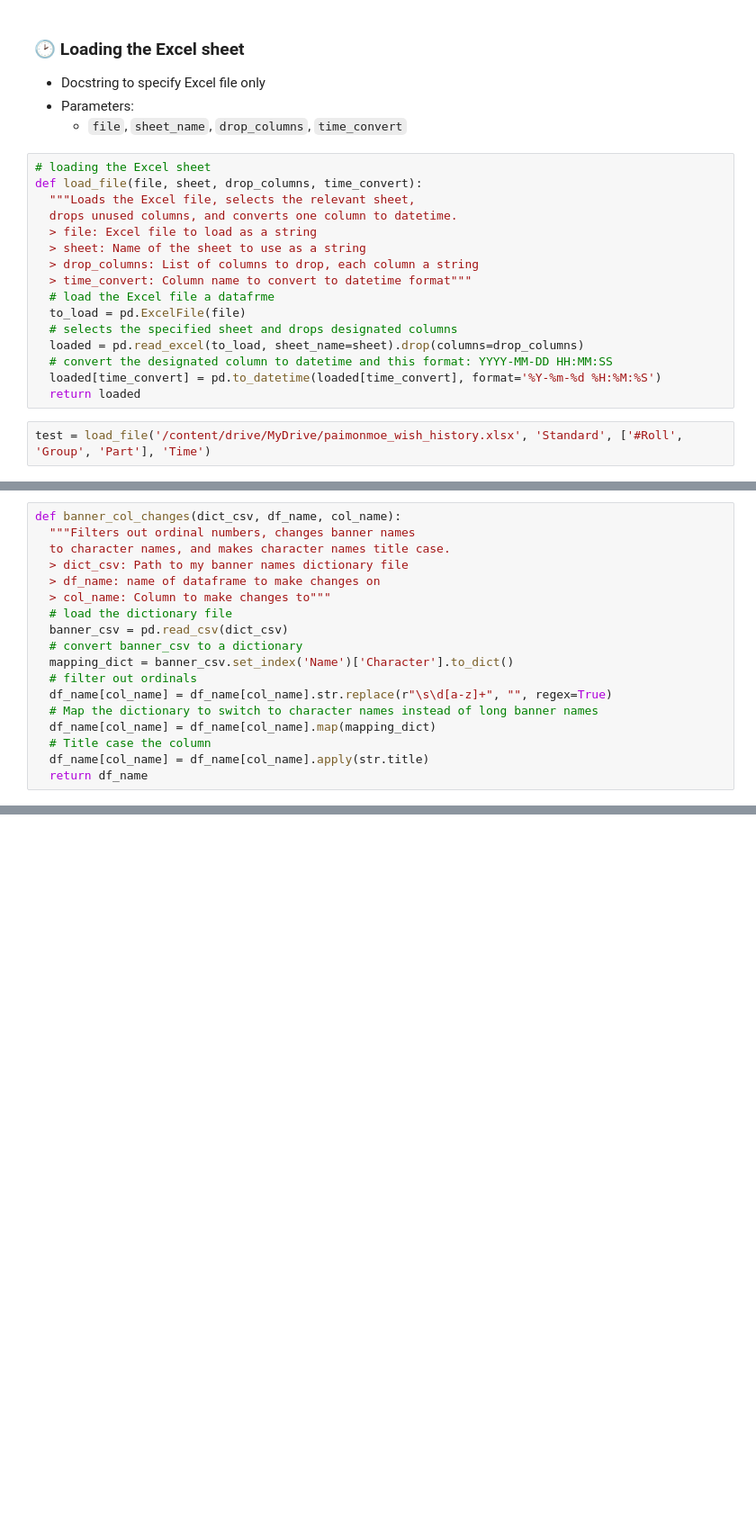
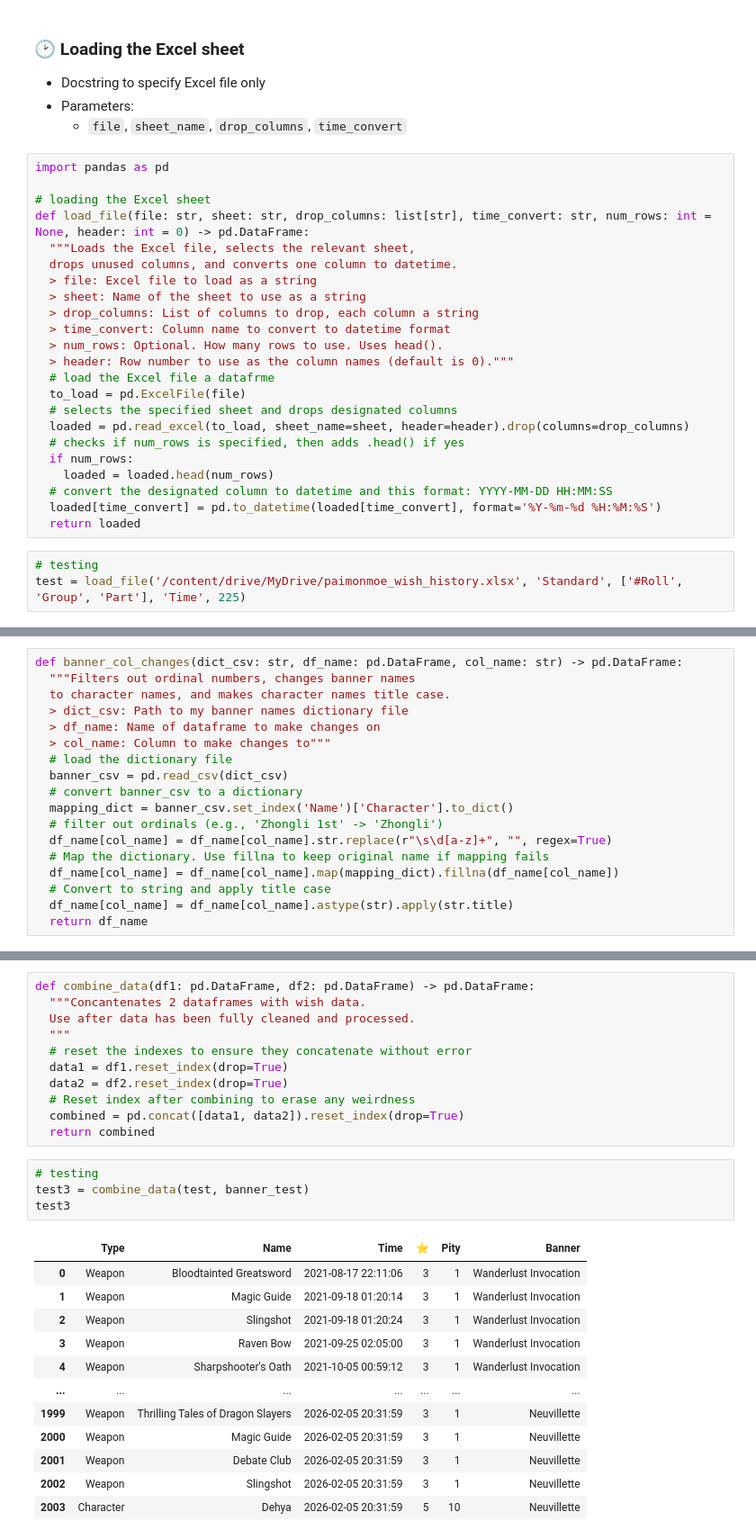
Before and after one commit to gardenstorm/Genshin-Wish-Visualization, a Jupyter notebook: Genshin_Wish_Visualization.ipynb, the cells around one changed output, grey strips where cells are left out. Shown at 90% size. Drawn from its saved outputs; the diff is of its cells as text; blank space fills up the shorter version.

```diff
--- a/Genshin_Wish_Visualization.ipynb
+++ b/Genshin_Wish_Visualization.ipynb
@@ -522,23 +522,31 @@ The other code is too finicky to put into functions.
 - Parameters:
   - `file`, `sheet_name`, `drop_columns`, `time_convert`
 # %%
+import pandas as pd
+
 # loading the Excel sheet
-def load_file(file, sheet, drop_columns, time_convert):
+def load_file(file: str, sheet: str, drop_columns: list[str], time_convert: str, num_rows: int = None, header: int = 0) -> pd.DataFrame:
   """Loads the Excel file, selects the relevant sheet,
   drops unused columns, and converts one column to datetime.
   > file: Excel file to load as a string
   > sheet: Name of the sheet to use as a string
   > drop_columns: List of columns to drop, each column a string
-  > time_convert: Column name to convert to datetime format"""
+  > time_convert: Column name to convert to datetime format
+  > num_rows: Optional. How many rows to use. Uses head().
+  > header: Row number to use as the column names (default is 0)."""
   # load the Excel file a datafrme
   to_load = pd.ExcelFile(file)
   # selects the specified sheet and drops designated columns
-  loaded = pd.read_excel(to_load, sheet_name=sheet).drop(columns=drop_columns)
+  loaded = pd.read_excel(to_load, sheet_name=sheet, header=header).drop(columns=drop_columns)
+  # checks if num_rows is specified, then adds .head() if yes
+  if num_rows:
+    loaded = loaded.head(num_rows)
   # convert the designated column to datetime and this format: YYYY-MM-DD HH:MM:SS
   loaded[time_convert] = pd.to_datetime(loaded[time_convert], format='%Y-%m-%d %H:%M:%S')
   return loaded
 # %%
-test = load_file('/content/drive/MyDrive/paimonmoe_wish_history.xlsx', 'Standard', ['#Roll', 'Group', 'Part'], 'Time')
+# testing
+test = load_file('/content/drive/MyDrive/paimonmoe_wish_history.xlsx', 'Standard', ['#Roll', 'Group', 'Part'], 'Time', 225)
 # %%
 test.info()
 # %% [output]
@@ -565,20 +574,20 @@ memory usage: 18.8+ KB
 - Use `str.title()` to make character names look like names
 # %%
-def banner_col_changes(dict_csv, df_name, col_name):
+def banner_col_changes(dict_csv: str, df_name: pd.DataFrame, col_name: str) -> pd.DataFrame:
   """Filters out ordinal numbers, changes banner names
   to character names, and makes character names title case.
   > dict_csv: Path to my banner names dictionary file
-  > df_name: name of dataframe to make changes on
+  > df_name: Name of dataframe to make changes on
   > col_name: Column to make changes to"""
   # load the dictionary file
   banner_csv = pd.read_csv(dict_csv)
   # convert banner_csv to a dictionary
   mapping_dict = banner_csv.set_index('Name')['Character'].to_dict()
-  # filter out ordinals
+  # filter out ordinals (e.g., 'Zhongli 1st' -> 'Zhongli')
   df_name[col_name] = df_name[col_name].str.replace(r"\s\d[a-z]+", "", regex=True)
-  # Map the dictionary to switch to character names instead of long banner names
-  df_name[col_name] = df_name[col_name].map(mapping_dict)
-  # Title case the column
-  df_name[col_name] = df_name[col_name].apply(str.title)
+  # Map the dictionary. Use fillna to keep original name if mapping fails
+  df_name[col_name] = df_name[col_name].map(mapping_dict).fillna(df_name[col_name])
+  # Convert to string and apply title case
+  df_name[col_name] = df_name[col_name].astype(str).apply(str.title)
   return df_name
 # %%
@@ -603,0 +617,28 @@ banner_test
+# %%
+def combine_data(df1: pd.DataFrame, df2: pd.DataFrame) -> pd.DataFrame:
+  """Concantenates 2 dataframes with wish data.
+  Use after data has been fully cleaned and processed.
+  """
+  # reset the indexes to ensure they concatenate without error
+  data1 = df1.reset_index(drop=True)
+  data2 = df2.reset_index(drop=True)
+  # Reset index after combining to erase any weirdness
+  combined = pd.concat([data1, data2]).reset_index(drop=True)
+  return combined
+# %%
+# testing
+test3 = combine_data(test, banner_test)
+test3
+# %% [output]
+|  | Type | Name | Time | ⭐ | Pity | Banner |
+| 0 | Weapon | Bloodtainted Greatsword | 2021-08-17 22:11:06 | 3 | 1 | Wanderlust Invocation |
+| 1 | Weapon | Magic Guide | 2021-09-18 01:20:14 | 3 | 1 | Wanderlust Invocation |
+| 2 | Weapon | Slingshot | 2021-09-18 01:20:24 | 3 | 1 | Wanderlust Invocation |
+| 3 | Weapon | Raven Bow | 2021-09-25 02:05:00 | 3 | 1 | Wanderlust Invocation |
+| 4 | Weapon | Sharpshooter's Oath | 2021-10-05 00:59:12 | 3 | 1 | Wanderlust Invocation |
+| ... | ... | ... | ... | ... | ... | ... |
+| 1999 | Weapon | Thrilling Tales of Dragon Slayers | 2026-02-05 20:31:59 | 3 | 1 | Neuvillette |
+| 2000 | Weapon | Magic Guide | 2026-02-05 20:31:59 | 3 | 1 | Neuvillette |
+| 2001 | Weapon | Debate Club | 2026-02-05 20:31:59 | 3 | 1 | Neuvillette |
+| 2002 | Weapon | Slingshot | 2026-02-05 20:31:59 | 3 | 1 | Neuvillette |
+| 2003 | Character | Dehya | 2026-02-05 20:31:59 | 5 | 10 | Neuvillette |
```
Also changed, not shown: parts of 48 cells of this notebook.
